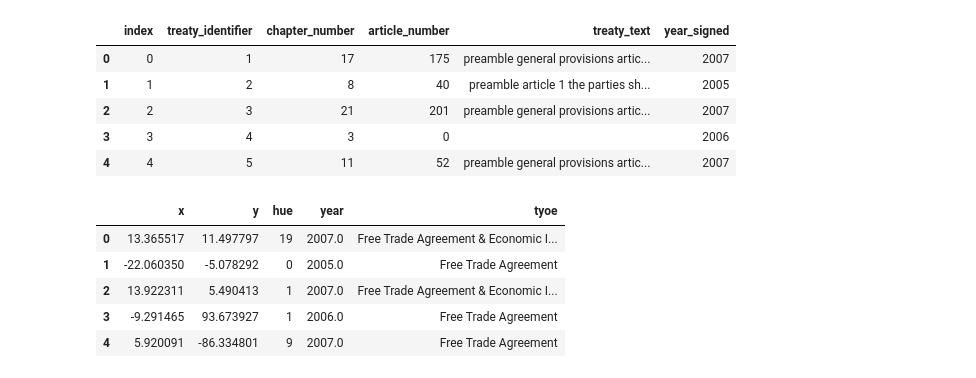
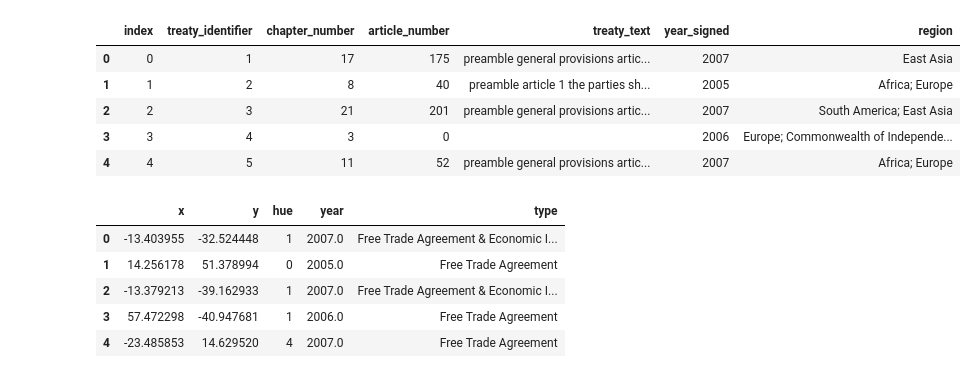
Before and after one commit to OllieFord/DS4D-Trade-Agreement-Project, a Jupyter notebook: Visualisations/over_time.ipynb, the cells around one changed output. Cells and saved outputs as stored; diff of their text form; code cells hidden in the pictures.

```diff
--- a/Visualisations/over_time.ipynb
+++ b/Visualisations/over_time.ipynb
@@ -154,18 +154,18 @@ totadf = pd.concat([totadf, textdf], axis=1)
 # %%
 totadf['year_signed'] = totadf.date_signed.map( lambda x: pd.to_datetime(x).year)
 totadf = totadf[totadf.language == 'en']
-new = ['treaty_identifier', 'chapter_number', 'article_number', 'treaty_text', 'year_signed']
+new = ['treaty_identifier', 'chapter_number', 'article_number', 'treaty_text', 'year_signed', 'region']
 
 totadf_emb = totadf[new]
 totadf_emb = totadf_emb.reset_index()
 totadf_emb.head()
 # %% [output]
-|  | index | treaty_identifier | chapter_number | article_number | treaty_text | year_signed |
-| 0 | 0 | 1 | 17 | 175 | preamble general provisions artic... | 2007 |
-| 1 | 1 | 2 | 8 | 40 | preamble article 1 the parties sh... | 2005 |
-| 2 | 2 | 3 | 21 | 201 | preamble general provisions artic... | 2007 |
-| 3 | 3 | 4 | 3 | 0 |  | 2006 |
-| 4 | 4 | 5 | 11 | 52 | preamble general provisions artic... | 2007 |
+|  | index | treaty_identifier | chapter_number | article_number | treaty_text | year_signed | region |
+| 0 | 0 | 1 | 17 | 175 | preamble general provisions artic... | 2007 | East Asia |
+| 1 | 1 | 2 | 8 | 40 | preamble article 1 the parties sh... | 2005 | Africa; Europe |
+| 2 | 2 | 3 | 21 | 201 | preamble general provisions artic... | 2007 | South America; East Asia |
+| 3 | 3 | 4 | 3 | 0 |  | 2006 | Europe; Commonwealth of Independe... |
+| 4 | 4 | 5 | 11 | 52 | preamble general provisions artic... | 2007 | Africa; Europe |
 # %%
 def print_top_words(model, feature_names, n_top_words):
     for topic_idx, topic in enumerate(model.components_):
@@ -174,8 +174,8 @@ def print_top_words(model, feature_names, n_top_words):
                         for i in topic.argsort()[:-n_top_words - 1:-1]]))
     print()
 # %%
-n_features = 2000
-n_topics = 20 # 5 because I want it to try and cluster based on the 5 treaty types
+n_features = 1000
+n_topics = 7 # 5 because I want it to try and cluster based on the 5 treaty types
 n_top_words = 3
 
 #I convert a collection of raw documents into a matrix of TF-IDF features
@@ -191,21 +191,21 @@ nmf_embedding = (nmf_embedding - nmf_embedding.mean(axis=0))/nmf_embedding.std(a
 
 topics = list(range(n_topics)) #these are hand coded topics and probably do not represent the actual topics
 
-tsne = TSNE(n_components=2,n_iter=5000, random_state=3211,learning_rate=100, perplexity=5) # run t-sne with the various parameters
+tsne = TSNE(n_components=2,n_iter=5000, random_state=3211,learning_rate=50, perplexity=5) # run t-sne with the various parameters
 tsne_embedding = tsne.fit_transform(nmf_embedding)
 tsne_embedding = pd.DataFrame(tsne_embedding,columns=['x','y']) # turn the results into a dataframe
 tsne_embedding['hue'] = nmf_embedding.argmax(axis=1) # attach a hue column so that we can later color each cluster differently
 tsne_embedding['year'] = totadf['year_signed'] # attach a year column so that we can see the evolution of the treaties over time.
-tsne_embedding['tyoe'] = totadf['type']
+tsne_embedding['type'] = totadf['type']
 
 tsne_embedding.head()
 # %% [output]
-|  | x | y | hue | year | tyoe |
-| 0 | 13.365517 | 11.497797 | 19 | 2007.0 | Free Trade Agreement & Economic I... |
-| 1 | -22.060350 | -5.078292 | 0 | 2005.0 | Free Trade Agreement |
-| 2 | 13.922311 | 5.490413 | 1 | 2007.0 | Free Trade Agreement & Economic I... |
-| 3 | -9.291465 | 93.673927 | 1 | 2006.0 | Free Trade Agreement |
-| 4 | 5.920091 | -86.334801 | 9 | 2007.0 | Free Trade Agreement |
+|  | x | y | hue | year | type |
+| 0 | -13.403955 | -32.524448 | 1 | 2007.0 | Free Trade Agreement & Economic I... |
+| 1 | 14.256178 | 51.378994 | 0 | 2005.0 | Free Trade Agreement |
+| 2 | -13.379213 | -39.162933 | 1 | 2007.0 | Free Trade Agreement & Economic I... |
+| 3 | 57.472298 | -40.947681 | 1 | 2006.0 | Free Trade Agreement |
+| 4 | -23.485853 | 14.629520 | 4 | 2007.0 | Free Trade Agreement |
 # %%
 years = list(totadf_emb.year_signed.unique())
 years.sort()
```
Also changed, not shown: parts of 3 cells of this notebook, 8 other files.
